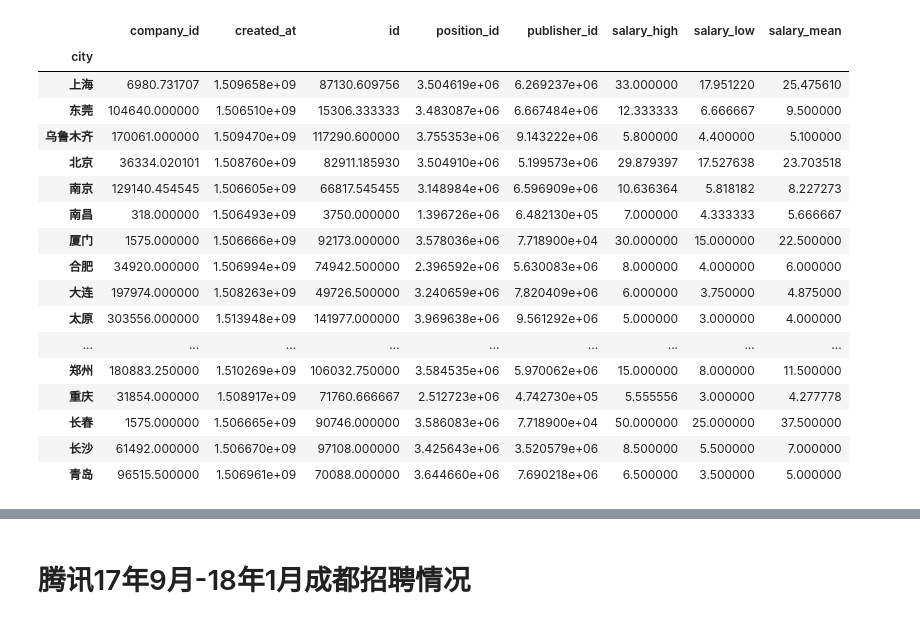
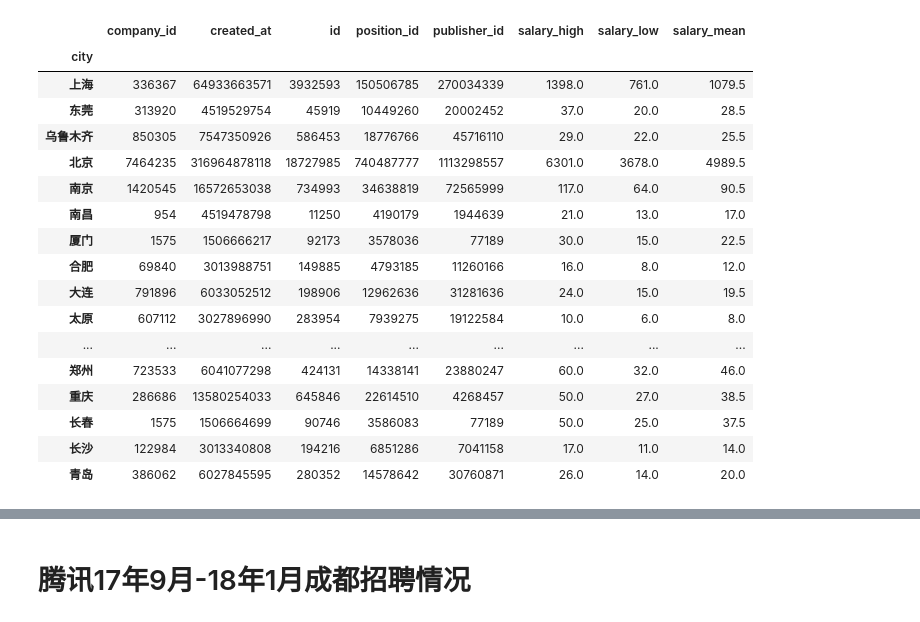
Before and after one commit to Minokun/someCode, a Jupyter notebook: BAT薪资幅度.ipynb, the cells around one changed output, grey strips where cells are left out. Drawn from its saved outputs; the diff is of its cells as text; code cells hidden in the pictures.

```diff
--- a/BAT薪资幅度.ipynb
+++ b/BAT薪资幅度.ipynb
@@ -39,26 +39,26 @@ def salarySplit(line):
 tmp_lagou = lagou_df['salary'].apply(salarySplit).rename(columns={0:'salary_low', 1:'salary_high', 2:'salary_mean'})
 lagou_df = lagou_df.combine_first(tmp_lagou)
 # %%
-lagou_df[(lagou_df.department.str.contains('百度'))].pivot_table(index=['city'])
+lagou_df[(lagou_df.department.str.contains('百度'))].pivot_table(index=['city'], aggfunc='sum')
 # %% [output]
 |  | company_id | created_at | id | position_id | publisher_id | salary_high | salary_low | salary_mean |
 | city |  |  |  |  |  |  |  |  |
-| 上海 | 6980.731707 | 1.509658e+09 | 87130.609756 | 3.504619e+06 | 6.269237e+06 | 33.000000 | 17.951220 | 25.475610 |
-| 东莞 | 104640.000000 | 1.506510e+09 | 15306.333333 | 3.483087e+06 | 6.667484e+06 | 12.333333 | 6.666667 | 9.500000 |
-| 乌鲁木齐 | 170061.000000 | 1.509470e+09 | 117290.600000 | 3.755353e+06 | 9.143222e+06 | 5.800000 | 4.400000 | 5.100000 |
-| 北京 | 36334.020101 | 1.508760e+09 | 82911.185930 | 3.504910e+06 | 5.199573e+06 | 29.879397 | 17.527638 | 23.703518 |
-| 南京 | 129140.454545 | 1.506605e+09 | 66817.545455 | 3.148984e+06 | 6.596909e+06 | 10.636364 | 5.818182 | 8.227273 |
-| 南昌 | 318.000000 | 1.506493e+09 | 3750.000000 | 1.396726e+06 | 6.482130e+05 | 7.000000 | 4.333333 | 5.666667 |
-| 厦门 | 1575.000000 | 1.506666e+09 | 92173.000000 | 3.578036e+06 | 7.718900e+04 | 30.000000 | 15.000000 | 22.500000 |
-| 合肥 | 34920.000000 | 1.506994e+09 | 74942.500000 | 2.396592e+06 | 5.630083e+06 | 8.000000 | 4.000000 | 6.000000 |
-| 大连 | 197974.000000 | 1.508263e+09 | 49726.500000 | 3.240659e+06 | 7.820409e+06 | 6.000000 | 3.750000 | 4.875000 |
-| 太原 | 303556.000000 | 1.513948e+09 | 141977.000000 | 3.969638e+06 | 9.561292e+06 | 5.000000 | 3.000000 | 4.000000 |
+| 上海 | 336367 | 64933663571 | 3932593 | 150506785 | 270034339 | 1398.0 | 761.0 | 1079.5 |
+| 东莞 | 313920 | 4519529754 | 45919 | 10449260 | 20002452 | 37.0 | 20.0 | 28.5 |
+| 乌鲁木齐 | 850305 | 7547350926 | 586453 | 18776766 | 45716110 | 29.0 | 22.0 | 25.5 |
+| 北京 | 7464235 | 316964878118 | 18727985 | 740487777 | 1113298557 | 6301.0 | 3678.0 | 4989.5 |
+| 南京 | 1420545 | 16572653038 | 734993 | 34638819 | 72565999 | 117.0 | 64.0 | 90.5 |
+| 南昌 | 954 | 4519478798 | 11250 | 4190179 | 1944639 | 21.0 | 13.0 | 17.0 |
+| 厦门 | 1575 | 1506666217 | 92173 | 3578036 | 77189 | 30.0 | 15.0 | 22.5 |
+| 合肥 | 69840 | 3013988751 | 149885 | 4793185 | 11260166 | 16.0 | 8.0 | 12.0 |
+| 大连 | 791896 | 6033052512 | 198906 | 12962636 | 31281636 | 24.0 | 15.0 | 19.5 |
+| 太原 | 607112 | 3027896990 | 283954 | 7939275 | 19122584 | 10.0 | 6.0 | 8.0 |
 | ... | ... | ... | ... | ... | ... | ... | ... | ... |
-| 郑州 | 180883.250000 | 1.510269e+09 | 106032.750000 | 3.584535e+06 | 5.970062e+06 | 15.000000 | 8.000000 | 11.500000 |
-| 重庆 | 31854.000000 | 1.508917e+09 | 71760.666667 | 2.512723e+06 | 4.742730e+05 | 5.555556 | 3.000000 | 4.277778 |
-| 长春 | 1575.000000 | 1.506665e+09 | 90746.000000 | 3.586083e+06 | 7.718900e+04 | 50.000000 | 25.000000 | 37.500000 |
-| 长沙 | 61492.000000 | 1.506670e+09 | 97108.000000 | 3.425643e+06 | 3.520579e+06 | 8.500000 | 5.500000 | 7.000000 |
-| 青岛 | 96515.500000 | 1.506961e+09 | 70088.000000 | 3.644660e+06 | 7.690218e+06 | 6.500000 | 3.500000 | 5.000000 |
+| 郑州 | 723533 | 6041077298 | 424131 | 14338141 | 23880247 | 60.0 | 32.0 | 46.0 |
+| 重庆 | 286686 | 13580254033 | 645846 | 22614510 | 4268457 | 50.0 | 27.0 | 38.5 |
+| 长春 | 1575 | 1506664699 | 90746 | 3586083 | 77189 | 50.0 | 25.0 | 37.5 |
+| 长沙 | 122984 | 3013340808 | 194216 | 6851286 | 7041158 | 17.0 | 11.0 | 14.0 |
+| 青岛 | 386062 | 6027845595 | 280352 | 14578642 | 30760871 | 26.0 | 14.0 | 20.0 |
 # %%
 lagou_df[(lagou_df.department.str.contains('阿里')) & (lagou_df.city == '成都')]
 # %% [output]
```
Also changed, not shown: parts of 2 cells of this notebook, 2 other files.
